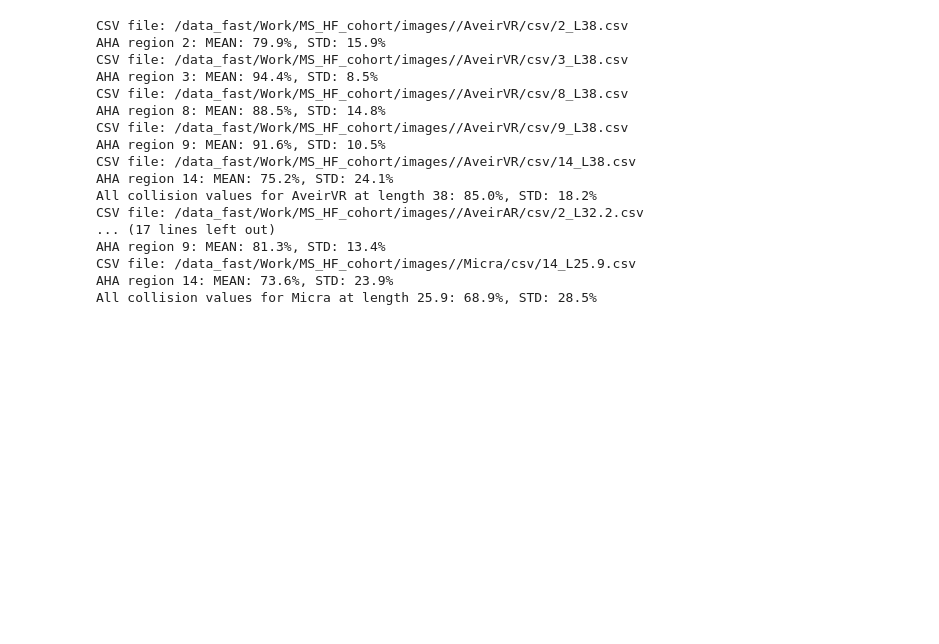
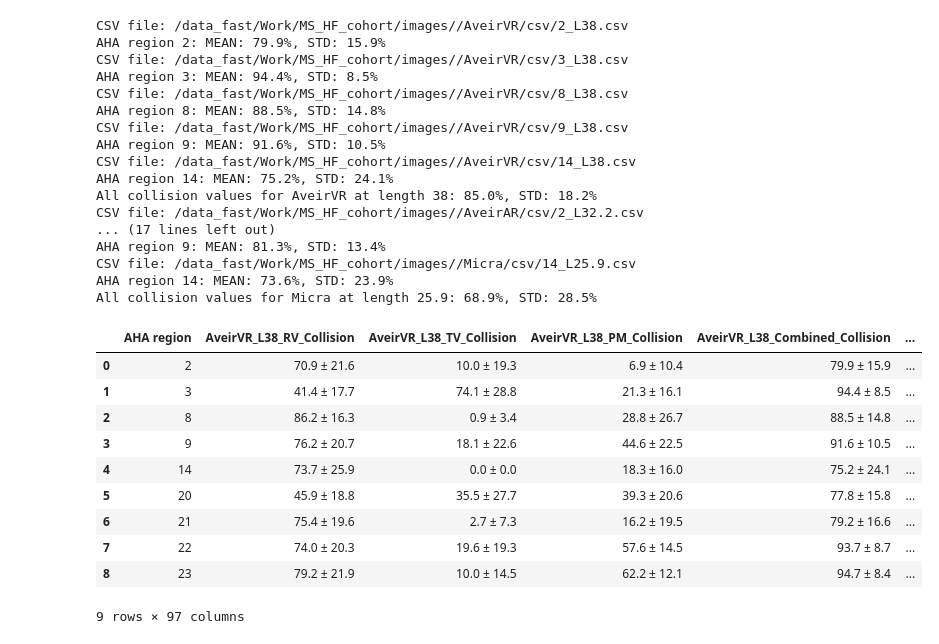
Before and after one commit to angela337/RV_pacing, a Jupyter notebook: Process_AHA_csv_to_plots_tables.ipynb, the cells around one changed output. Drawn from its saved outputs; the diff is of its cells as text; code cells hidden in the pictures; blank space fills up the shorter version.

```diff
--- a/Process_AHA_csv_to_plots_tables.ipynb
+++ b/Process_AHA_csv_to_plots_tables.ipynb
@@ -558,6 +860,20 @@ AHA region 9: MEAN: 81.3%, STD: 13.4%
 CSV file: /data_fast/Work/MS_HF_cohort/images//Micra/csv/14_L25.9.csv
 AHA region 14: MEAN: 73.6%, STD: 23.9%
 All collision values for Micra at length 25.9: 68.9%, STD: 28.5%
+# %%
+merged_df
+# %% [output]
+|  | AHA region | AveirVR_L38_RV_Collision | AveirVR_L38_TV_Collision | AveirVR_L38_PM_Collision | AveirVR_L38_Combined_Collision | ... |
+| 0 | 2 | 70.9 ± 21.6 | 10.0 ± 19.3 | 6.9 ± 10.4 | 79.9 ± 15.9 | ... |
+| 1 | 3 | 41.4 ± 17.7 | 74.1 ± 28.8 | 21.3 ± 16.1 | 94.4 ± 8.5 | ... |
+| 2 | 8 | 86.2 ± 16.3 | 0.9 ± 3.4 | 28.8 ± 26.7 | 88.5 ± 14.8 | ... |
+| 3 | 9 | 76.2 ± 20.7 | 18.1 ± 22.6 | 44.6 ± 22.5 | 91.6 ± 10.5 | ... |
+| 4 | 14 | 73.7 ± 25.9 | 0.0 ± 0.0 | 18.3 ± 16.0 | 75.2 ± 24.1 | ... |
+| 5 | 20 | 45.9 ± 18.8 | 35.5 ± 27.7 | 39.3 ± 20.6 | 77.8 ± 15.8 | ... |
+| 6 | 21 | 75.4 ± 19.6 | 2.7 ± 7.3 | 16.2 ± 19.5 | 79.2 ± 16.6 | ... |
+| 7 | 22 | 74.0 ± 20.3 | 19.6 ± 19.3 | 57.6 ± 14.5 | 93.7 ± 8.7 | ... |
+| 8 | 23 | 79.2 ± 21.9 | 10.0 ± 14.5 | 62.2 ± 12.1 | 94.7 ± 8.4 | ... |
+9 rows × 97 columns
 # %%
 # MAKE TABLE for Table2
 
```
Also changed, not shown: parts of 3 cells of this notebook, 4 other files.
